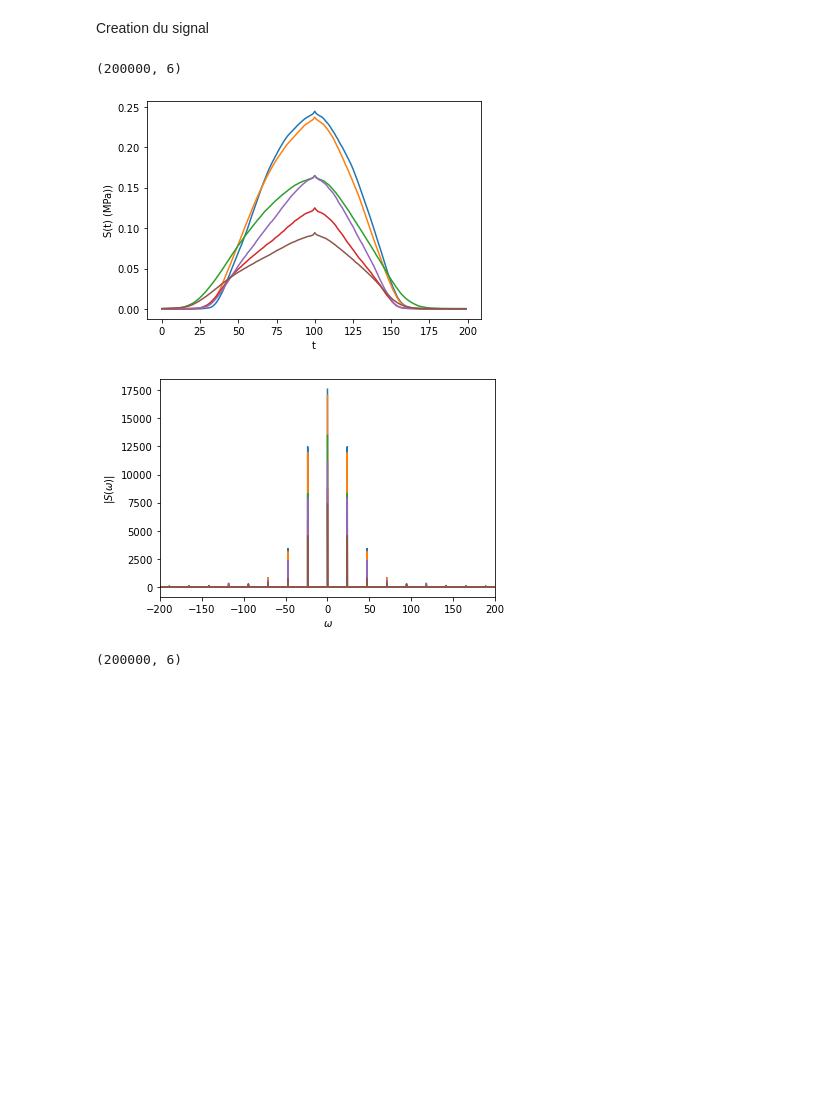
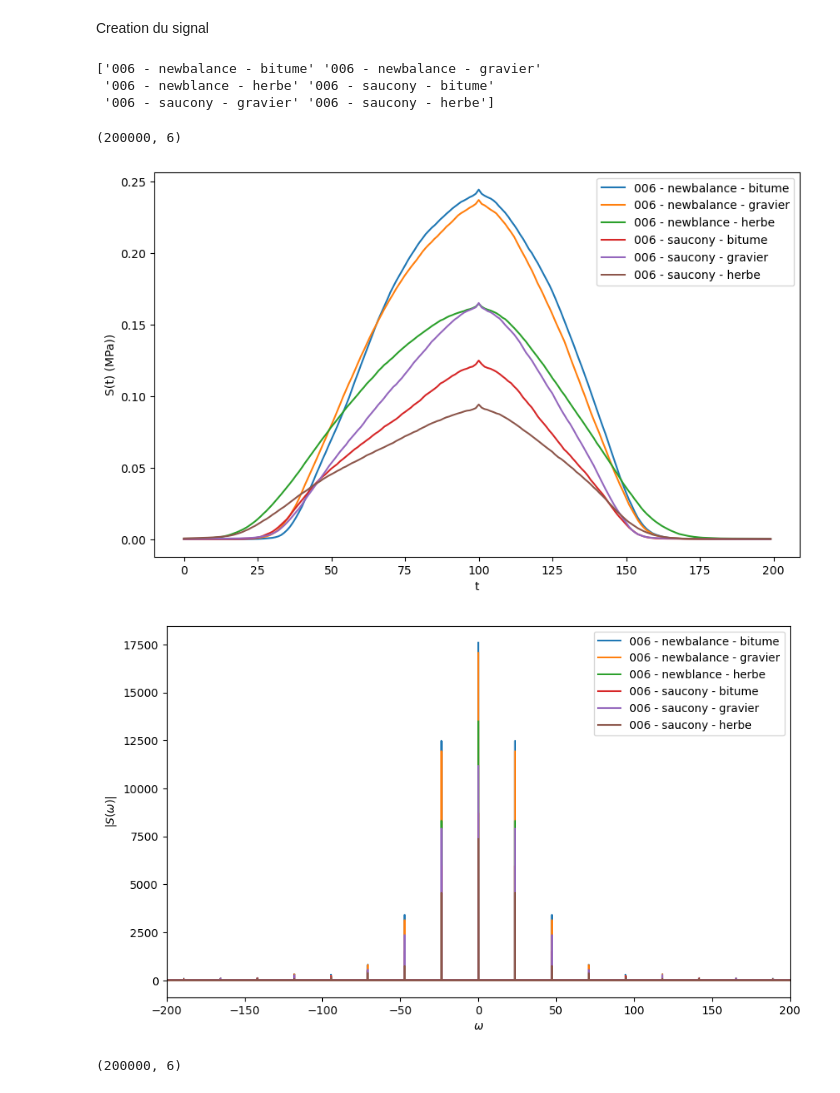
Before and after one commit to MalauD/TIPE2022, a Jupyter notebook: Code/Notebooks/rheologie.ipynb, the cells around one changed output. Cells and saved outputs as stored; diff of their text form; code cells hidden in the pictures; blank space fills up the shorter version.

```diff
--- a/Code/Notebooks/rheologie.ipynb
+++ b/Code/Notebooks/rheologie.ipynb
@@ -3,6 +3,7 @@ import numpy as np
 import matplotlib.pyplot as plt
 import cmath
 import pandas as pd
+plt.rcParams['figure.figsize'] = (10, 6)
 # %% [markdown]
 Modele de Kelvin Voigt
 # %%
@@ -27,6 +28,7 @@ plt.show()
 Creation du signal
 # %%
 motif = pd.read_csv("motif.csv")
+labels = motif.columns.values
 motif = motif.to_numpy() / 1000 # Convert in kg
 motif = motif * 9.81 # Convert in N
 S = 10**-4 # Surface de 1 cm2
@@ -36,24 +38,32 @@ n = 1000
 sig = np.tile(motif, (n, 1))
 sig.shape
 # %% [output]
-(200000, 6)
+['006 - newbalance - bitume' '006 - newbalance - gravier'
+ '006 - newblance - herbe' '006 - saucony - bitume'
+ '006 - saucony - gravier' '006 - saucony - herbe']
+(200000, 6)
 # %%
 # Calculate the response using fft
 sig_fft = np.fft.fft(sig, axis=0)
 omega = np.fft.fftfreq(n*motif.shape[0], d=1330*(10**-6)) * 2 * np.pi
 # Plot the input signal and the fft
-plt.plot(sig[:200]/10**6)
+for i in range(sig.shape[1]):
+    plt.plot(sig[:200,i]/10**6, label = labels[i])
 plt.xlabel("t")
 plt.ylabel("S(t) (MPa))")
+plt.legend()
 plt.show()
-plt.plot(omega, np.abs(sig_fft) / 10**6)
+for i in range(sig_fft.shape[1]):
+    plt.plot(omega, np.abs(sig_fft[:,i]) / 10**6, label = labels[i])
+
 plt.xlabel(r"$\omega$")
 plt.ylabel(r"$|S(\omega)|$")
 plt.xlim(-200,200)
+plt.legend()
 plt.show()
 # %% [output]
-[figure, old version]
+[figure, new version]
-[figure, old version]
+[figure, new version]
 # %%
 # Calculate the response using the K-Voigt model
 eta = 2.1 * 104
```
Also changed, not shown: parts of 5 cells of this notebook, 2 other files.
